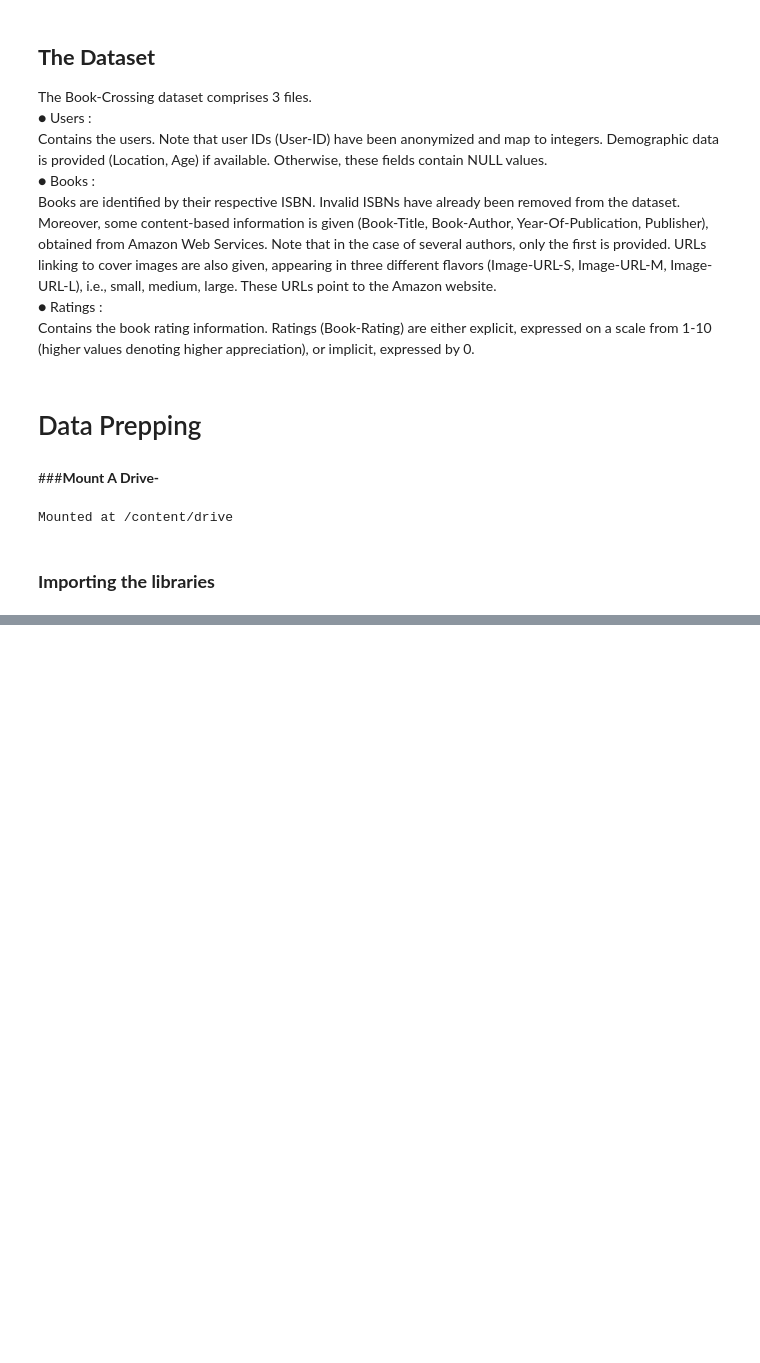
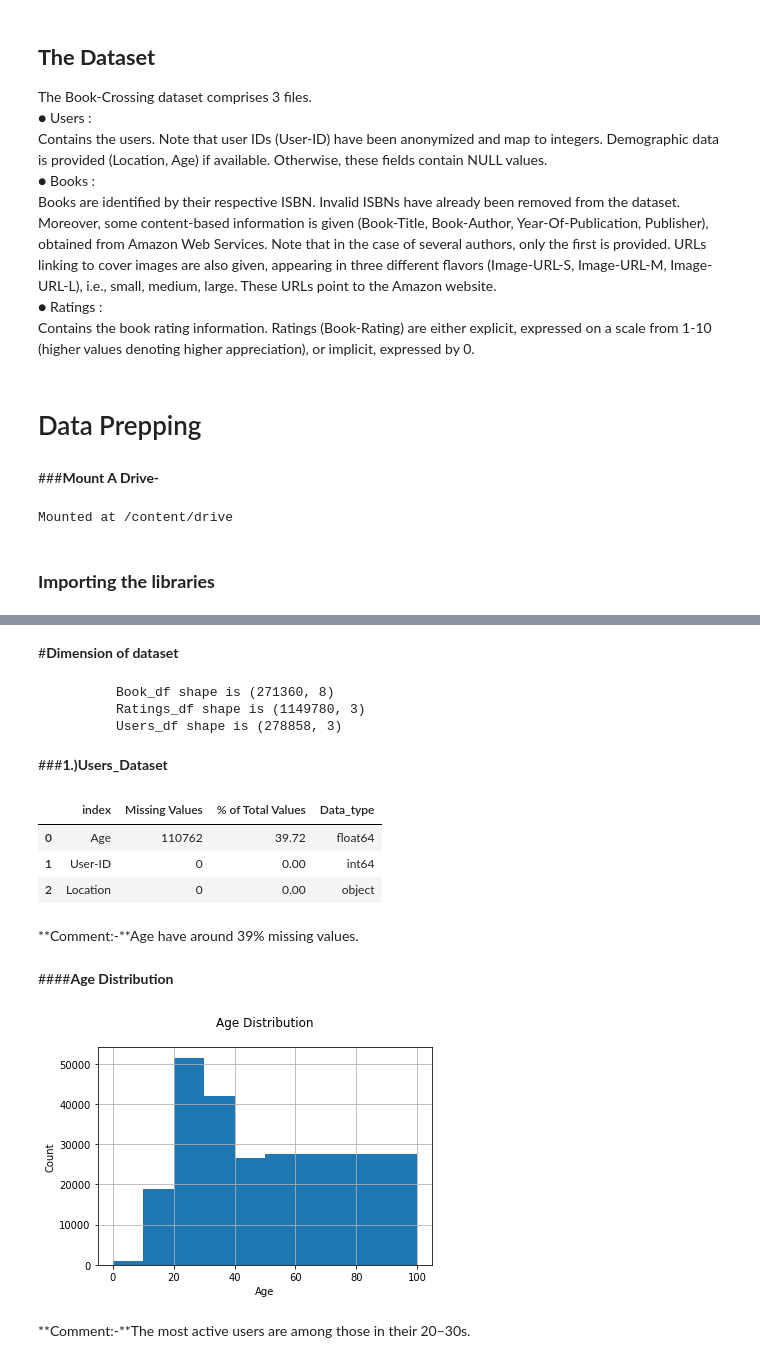
Before and after one commit to KaiwalyaZ/Book-Recommendation-System, a Jupyter notebook: Book_Recommendation_System_Kaiwalya.ipynb, the cells around one changed output, grey strips where cells are left out. Cells and saved outputs as stored; diff of their text form; code cells hidden in the pictures; blank space fills up the shorter version.

```diff
--- a/Book_Recommendation_System_Kaiwalya.ipynb
+++ b/Book_Recommendation_System_Kaiwalya.ipynb
@@ -90,0 +149,13 @@ ratings = pd.read_csv(file_path)
+# %% [markdown]
+#**Dimension of dataset**
+# %%
+# dimension of dataset
+print(f'''\t  Book_df shape is {books.shape}
+          Ratings_df shape is {ratings.shape}
+          Users_df shape is {users.shape}''')
+# %% [output]
+          Book_df shape is (271360, 8)
+          Ratings_df shape is (1149780, 3)
+          Users_df shape is (278858, 3)
+# %% [markdown]
+###**1.)Users_Dataset**
@@ -90,0 +172,21 @@ ratings = pd.read_csv(file_path)
+# %%
+missing_values(users)
+# %% [output]
+|  | index | Missing Values | % of Total Values | Data_type |
+| 0 | Age | 110762 | 39.72 | float64 |
+| 1 | User-ID | 0 | 0.00 | int64 |
+| 2 | Location | 0 | 0.00 | object |
+# %% [markdown]
+**Comment:-**Age have around 39% missing values.
+# %% [markdown]
+####**Age Distribution**
+# %%
+users.Age.hist(bins=[0, 10, 20, 30, 40, 50, 100])
+plt.title('Age Distribution\n')
+plt.xlabel('Age')
+plt.ylabel('Count')
+plt.show()
+# %% [output]
+[figure, added]
+# %% [markdown]
+**Comment:-**The most active users are among those in their 20–30s.
```
Also changed, not shown: parts of 9 cells of this notebook.
